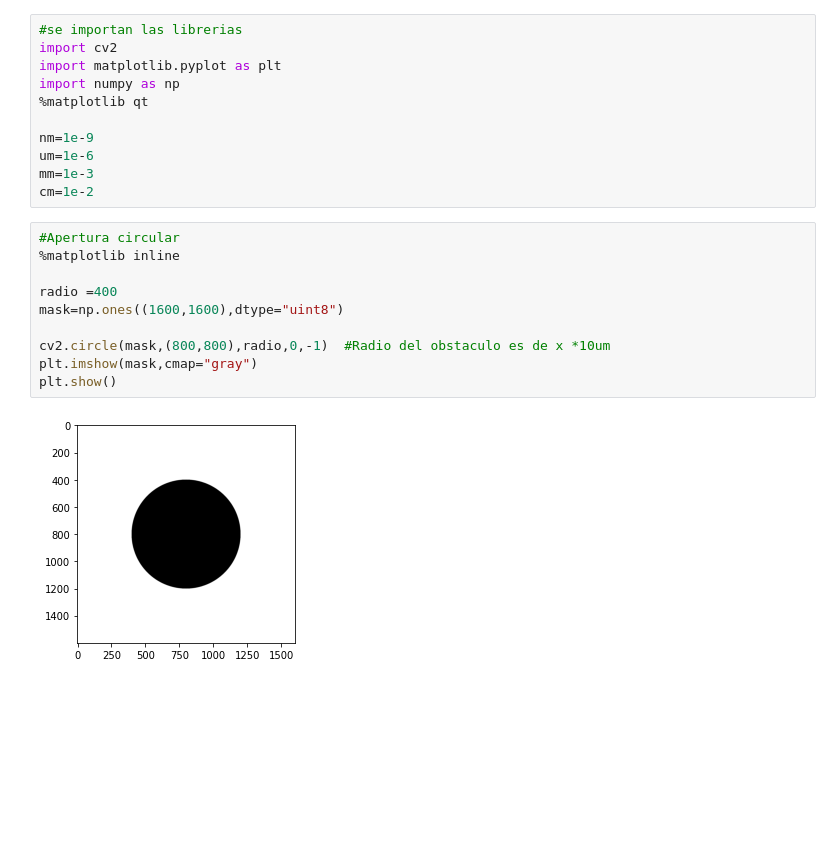
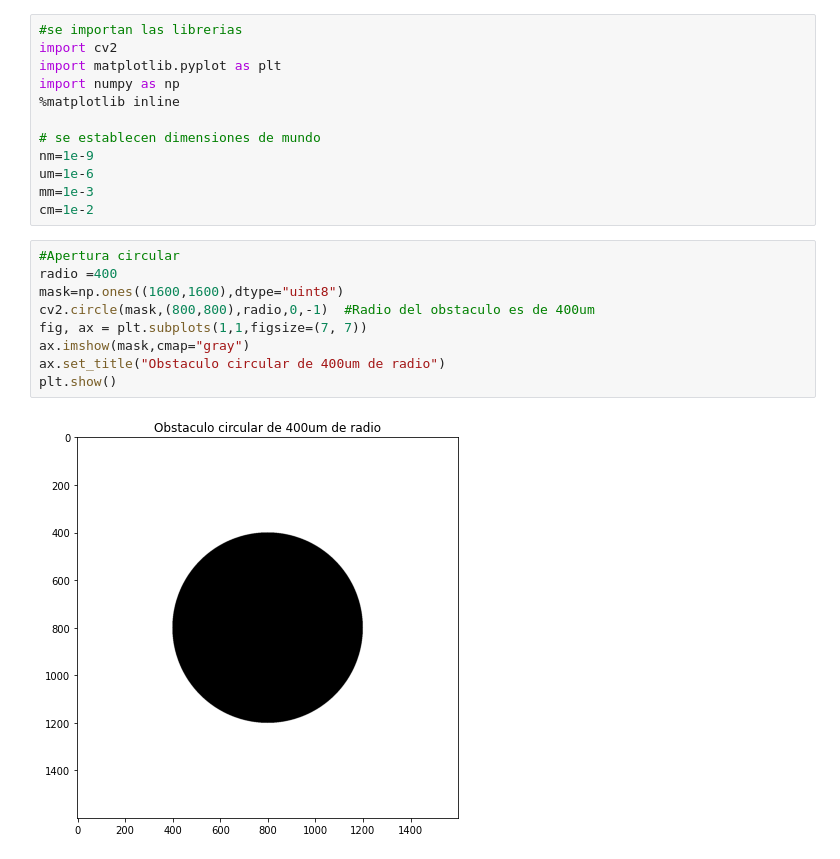
Before and after one commit to JuanDaAC/OpticalInstruments, a Jupyter notebook: Entrega 2/Pruebas/Arago.ipynb, the cells around one changed output. Drawn from its saved outputs; the diff is of its cells as text; blank space fills up the shorter version.

```diff
--- a/Entrega 2/Pruebas/Arago.ipynb
+++ b/Entrega 2/Pruebas/Arago.ipynb
@@ -3,21 +3,21 @@
 import cv2
 import matplotlib.pyplot as plt
 import numpy as np
-%matplotlib qt
+%matplotlib inline
 
+# se establecen dimensiones de mundo
 nm=1e-9
 um=1e-6
 mm=1e-3
 cm=1e-2
 # %%
 #Apertura circular
-%matplotlib inline
-
 radio =400
 mask=np.ones((1600,1600),dtype="uint8")
-
-cv2.circle(mask,(800,800),radio,0,-1)  #Radio del obstaculo es de x *10um
-plt.imshow(mask,cmap="gray")
+cv2.circle(mask,(800,800),radio,0,-1)  #Radio del obstaculo es de 400um
+fig, ax = plt.subplots(1,1,figsize=(7, 7))
+ax.imshow(mask,cmap="gray")
+ax.set_title("Obstaculo circular de 400um de radio")
 plt.show()
 # %% [output]
-[figure, old version]
+[figure, new version]
```
Also changed, not shown: parts of 15 cells of this notebook.
